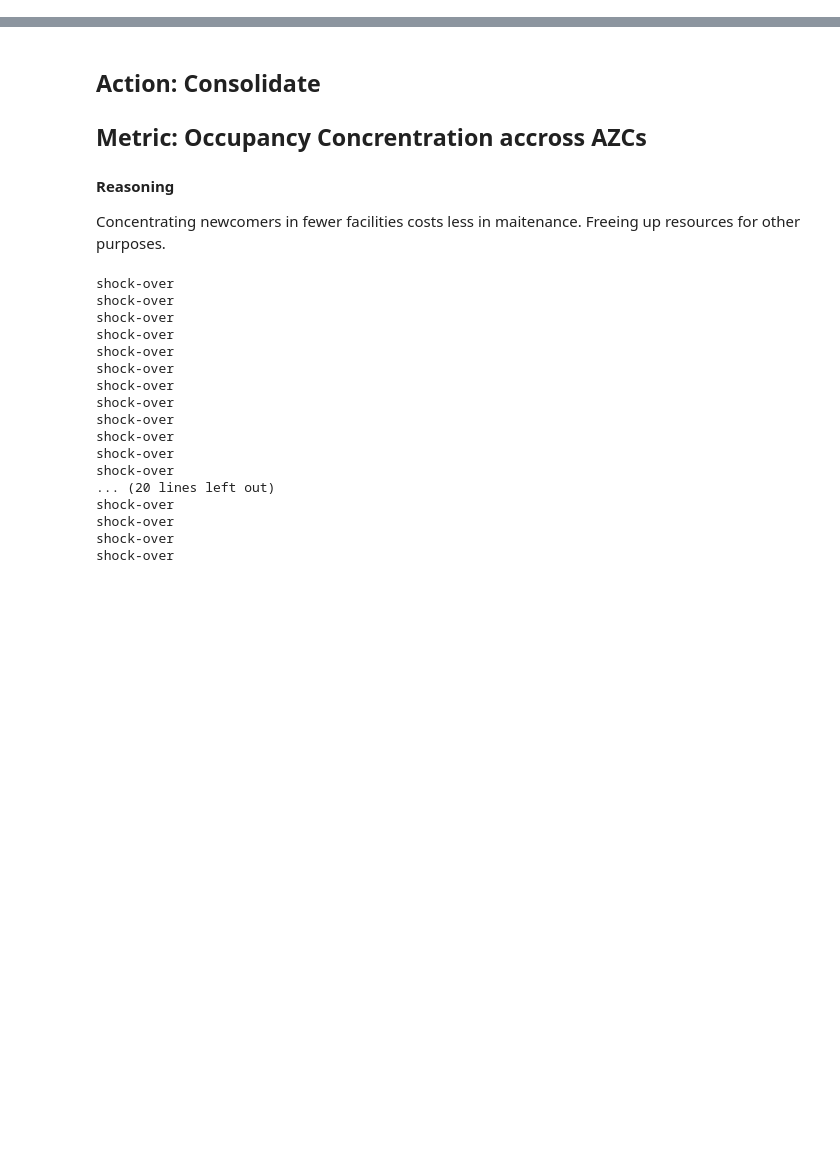
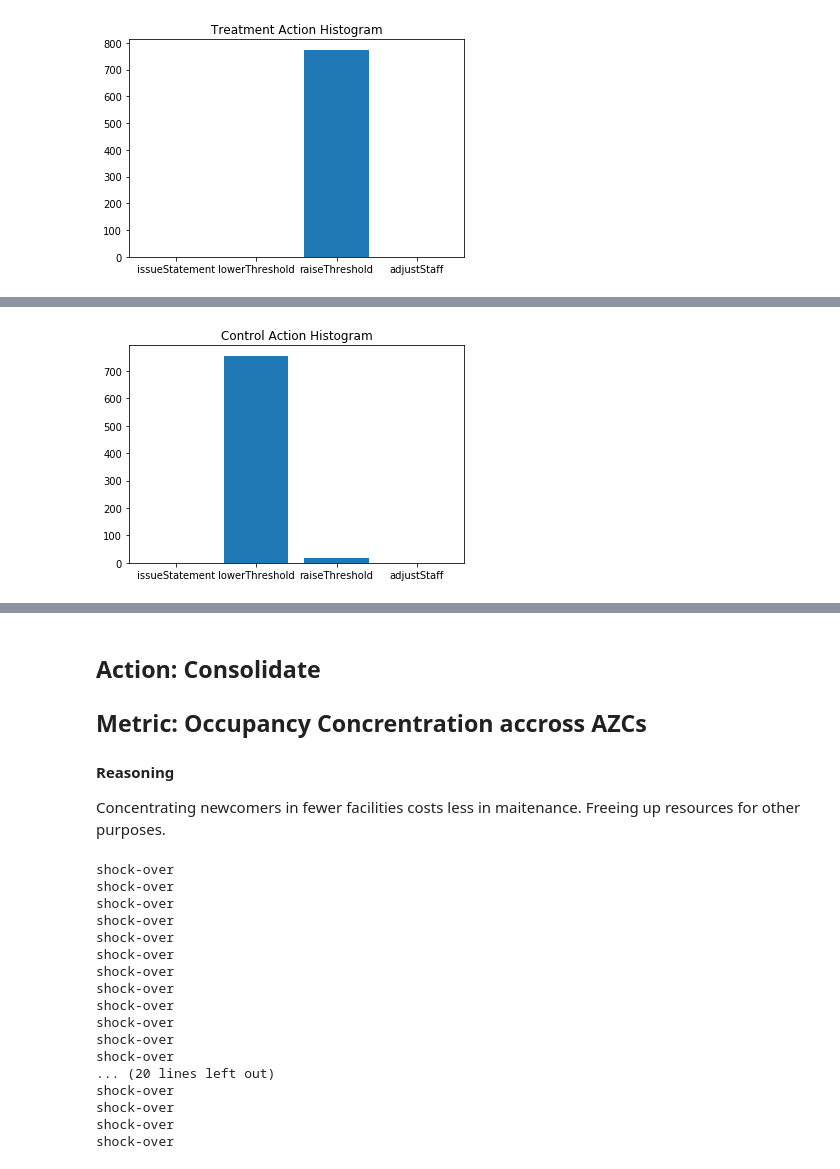
Before and after one commit to phillipjw/humanitarian_logistics, a Jupyter notebook: Action-Value Test.ipynb, the cells around one changed output, grey strips where cells are left out. Cells and saved outputs as stored; diff of their text form; code cells hidden in the pictures; blank space fills up the shorter version.

Commit message:
added raise threshold test

```diff
--- a/Action-Value Test.ipynb
+++ b/Action-Value Test.ipynb
@@ -27,0 +31,78 @@ def gini(array):
+# %%
+test = HumanitarianLogistics(width, height, num_pols, city_size)
+
+#treatment
+treatment = [azc.city.ind for azc in test.schedule.agents if
+            type(azc) is AZC]
+
+fp_data = np.zeros(shape = (number_steps, 2))
+fn_data = np.zeros(shape = (number_steps, 2))
+for x in treatment:
+    x.self_enhancement = 50
+    x.self_transcendence = 50
+    x.conservatism = 80
+    x.openness_to_change = 50
+    x.values = Values(10, x.self_enhancement, x.self_transcendence,
+                         x.conservatism, x.openness_to_change,x)
+
+
+
+for step in range(0,number_steps):
+    test.step()
+
+
+    fp_data[step,1] = np.array([test.confusionMatrix['FP']])
+    fn_data[step,1] = np.array([test.confusionMatrix['FN']])
+
+
+    data[step,0] = gini(np.array(treatment_data,dtype='float'))
+
+names = ['issueStatement', 'lowerThreshold', 'raiseThreshold', 'adjustStaff']
+
+hist = {name:0 for name in names}
+
+for c in treatment:
+    for name in names:
+        for act in c.actions:
+            if act.name == name:
+                hist[name] += act.counter
+plt.bar(hist.keys(), hist.values())
+plt.title('Treatment Action Histogram')
+plt.show()
+
+
+#init new model
+testc = HumanitarianLogistics(width, height, num_pols, city_size)
+#control
+control = [azc.city.ind for azc in testc.schedule.agents if
+            type(azc) is AZC]
+
+for x in control:
+    x.self_enhancement = 50
+    x.self_transcendence = 50
+    x.conservatism = 50
+    x.openness_to_change = 50
+    x.values = Values(10, x.self_enhancement, x.self_transcendence,
+                         x.conservatism, x.openness_to_change,x)
+
+
+for step in range(0,number_steps):
+    testc.step()
+
+
+    fp_data[step,1] = np.array([testc.confusionMatrix['FP']])
+    fn_data[step,1] = np.array([testc.confusionMatrix['FN']])
+
+names = ['issueStatement', 'lowerThreshold', 'raiseThreshold', 'adjustStaff']
+hist = {name:0 for name in names}
+
+
+for c in control:
+    for name in names:
+        for act in c.actions:
+            if act.name == name:
+                hist[name] += act.counter
+plt.bar(hist.keys(), hist.values())
+plt.title('Control Action Histogram')
+plt.show()
+# %% [output]
@@ -27,0 +126 @@ def gini(array):
+[figure, added]
@@ -27,0 +144 @@ def gini(array):
+[figure, added]
```
Also changed, not shown: parts of 5 cells of this notebook.
